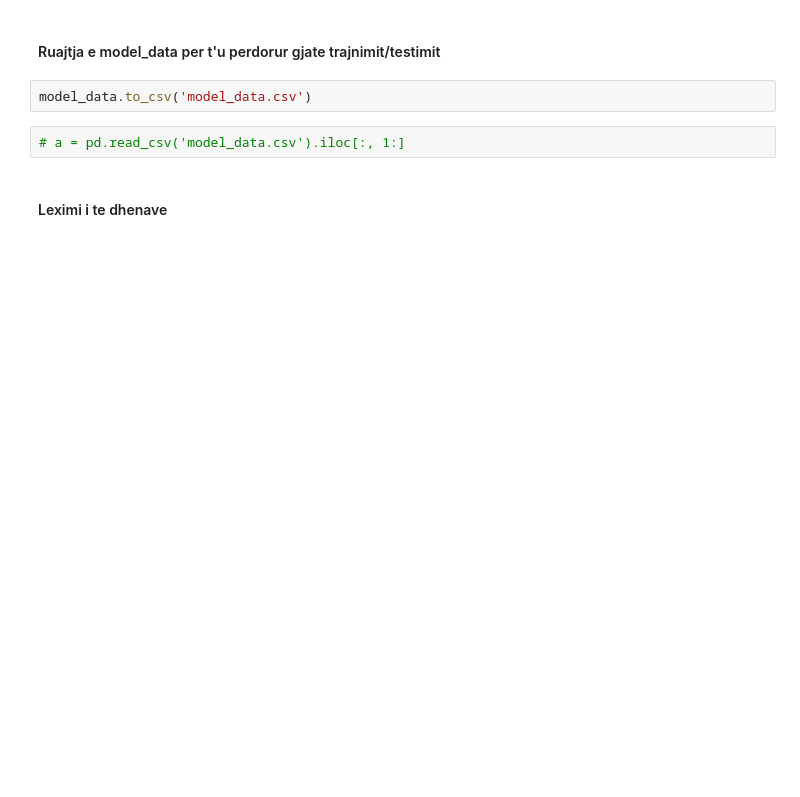
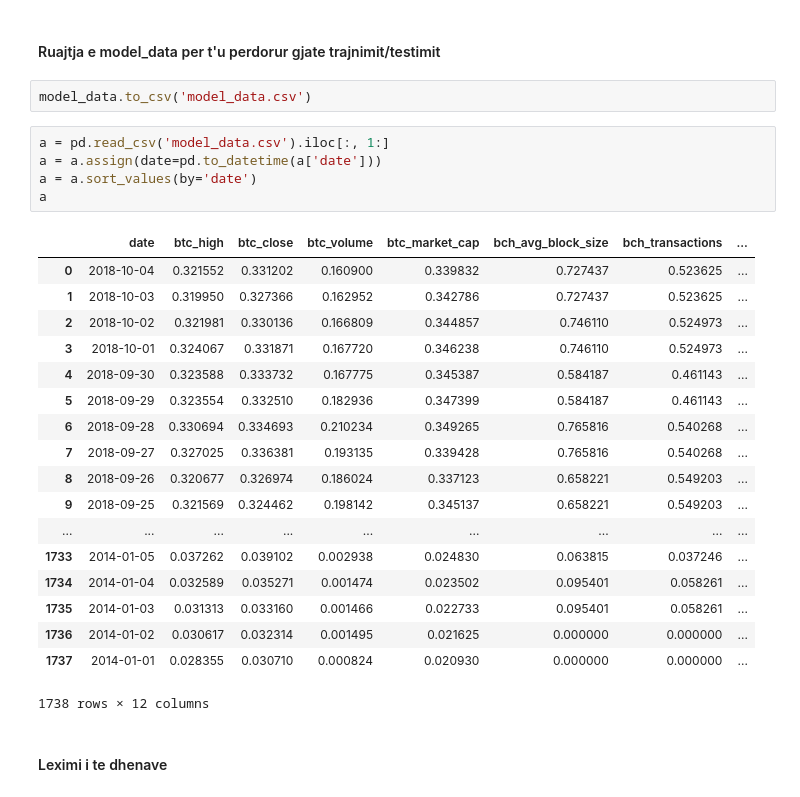
Before and after one commit to kejsiStruga/bitcoin-price-prediction, a Jupyter notebook: bitcoin_price_prediction/ngarkimi_te_dhenave.ipynb, the cells around one changed output. Cells and saved outputs as stored; diff of their text form; blank space fills up the shorter version.

```diff
--- a/bitcoin_price_prediction/ngarkimi_te_dhenave.ipynb
+++ b/bitcoin_price_prediction/ngarkimi_te_dhenave.ipynb
@@ -260,7 +338,29 @@ model_data
 #### Ruajtja e model_data per t'u perdorur gjate trajnimit/testimit
 # %%
 model_data.to_csv('model_data.csv')
-# %%
-# a = pd.read_csv('model_data.csv').iloc[:, 1:]
+# %%
+a = pd.read_csv('model_data.csv').iloc[:, 1:]
+a = a.assign(date=pd.to_datetime(a['date']))
+a = a.sort_values(by='date')
+a
+# %% [output]
+|  | date | btc_high | btc_close | btc_volume | btc_market_cap | bch_avg_block_size | bch_transactions | ... |
+| 0 | 2018-10-04 | 0.321552 | 0.331202 | 0.160900 | 0.339832 | 0.727437 | 0.523625 | ... |
+| 1 | 2018-10-03 | 0.319950 | 0.327366 | 0.162952 | 0.342786 | 0.727437 | 0.523625 | ... |
+| 2 | 2018-10-02 | 0.321981 | 0.330136 | 0.166809 | 0.344857 | 0.746110 | 0.524973 | ... |
+| 3 | 2018-10-01 | 0.324067 | 0.331871 | 0.167720 | 0.346238 | 0.746110 | 0.524973 | ... |
+| 4 | 2018-09-30 | 0.323588 | 0.333732 | 0.167775 | 0.345387 | 0.584187 | 0.461143 | ... |
+| 5 | 2018-09-29 | 0.323554 | 0.332510 | 0.182936 | 0.347399 | 0.584187 | 0.461143 | ... |
+| 6 | 2018-09-28 | 0.330694 | 0.334693 | 0.210234 | 0.349265 | 0.765816 | 0.540268 | ... |
+| 7 | 2018-09-27 | 0.327025 | 0.336381 | 0.193135 | 0.339428 | 0.765816 | 0.540268 | ... |
+| 8 | 2018-09-26 | 0.320677 | 0.326974 | 0.186024 | 0.337123 | 0.658221 | 0.549203 | ... |
+| 9 | 2018-09-25 | 0.321569 | 0.324462 | 0.198142 | 0.345137 | 0.658221 | 0.549203 | ... |
+| ... | ... | ... | ... | ... | ... | ... | ... | ... |
+| 1733 | 2014-01-05 | 0.037262 | 0.039102 | 0.002938 | 0.024830 | 0.063815 | 0.037246 | ... |
+| 1734 | 2014-01-04 | 0.032589 | 0.035271 | 0.001474 | 0.023502 | 0.095401 | 0.058261 | ... |
+| 1735 | 2014-01-03 | 0.031313 | 0.033160 | 0.001466 | 0.022733 | 0.095401 | 0.058261 | ... |
+| 1736 | 2014-01-02 | 0.030617 | 0.032314 | 0.001495 | 0.021625 | 0.000000 | 0.000000 | ... |
+| 1737 | 2014-01-01 | 0.028355 | 0.030710 | 0.000824 | 0.020930 | 0.000000 | 0.000000 | ... |
+1738 rows × 12 columns
 # %% [markdown]
 #### Leximi i te dhenave
```
Also changed, not shown: parts of 8 cells of this notebook, 2 other files.
